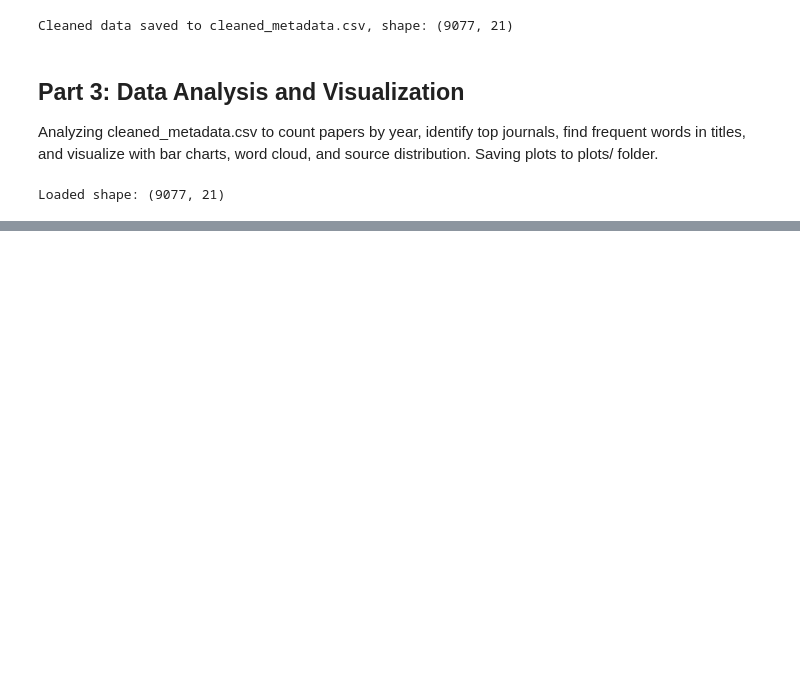
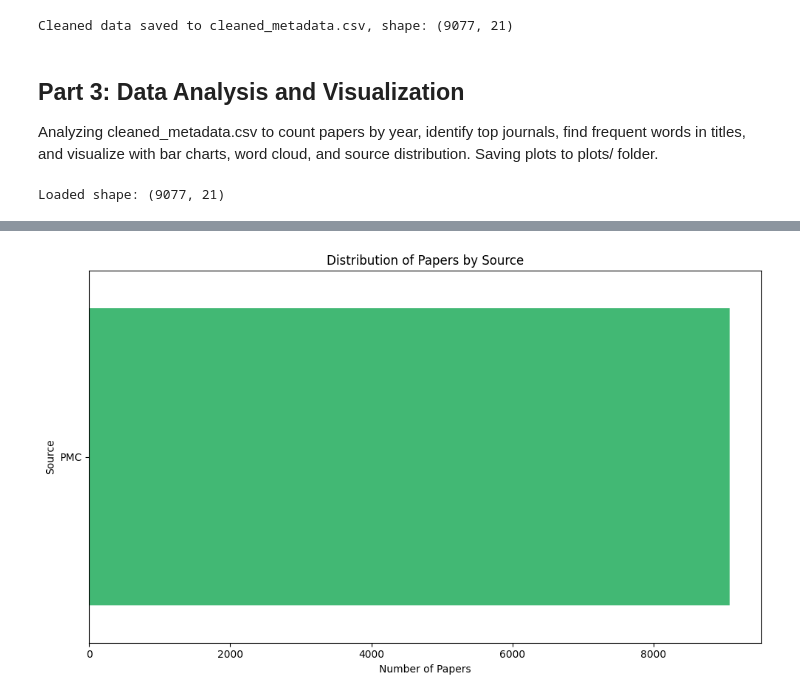
Before and after one commit to Seunvense/Frameworks_Assignment, a Jupyter notebook: analysis.ipynb, the cells around one changed output, grey strips where cells are left out. Drawn from its saved outputs; the diff is of its cells as text; code cells hidden in the pictures; blank space fills up the shorter version.

```diff
--- a/analysis.ipynb
+++ b/analysis.ipynb
@@ -158,0 +207,15 @@ Loaded shape: (9077, 21)
+# %%
+# Count papers by source_x (or fallback to journal if missing)
+source_counts = df['source_x'].value_counts() if 'source_x' in df.columns else df['journal'].value_counts().head(10)
+
+# Plot source distribution (bar chart)
+plt.figure(figsize=(10, 6))
+sns.barplot(x=source_counts.values, y=source_counts.index, color='#2ecc71')
+plt.title('Distribution of Papers by Source')
+plt.xlabel('Number of Papers')
+plt.ylabel('Source')
+plt.tight_layout()
+plt.savefig('plots/source_distribution.png')
+plt.show()
+# %% [output]
+[figure, added]
```
Also changed, not shown: parts of 3 cells of this notebook.
